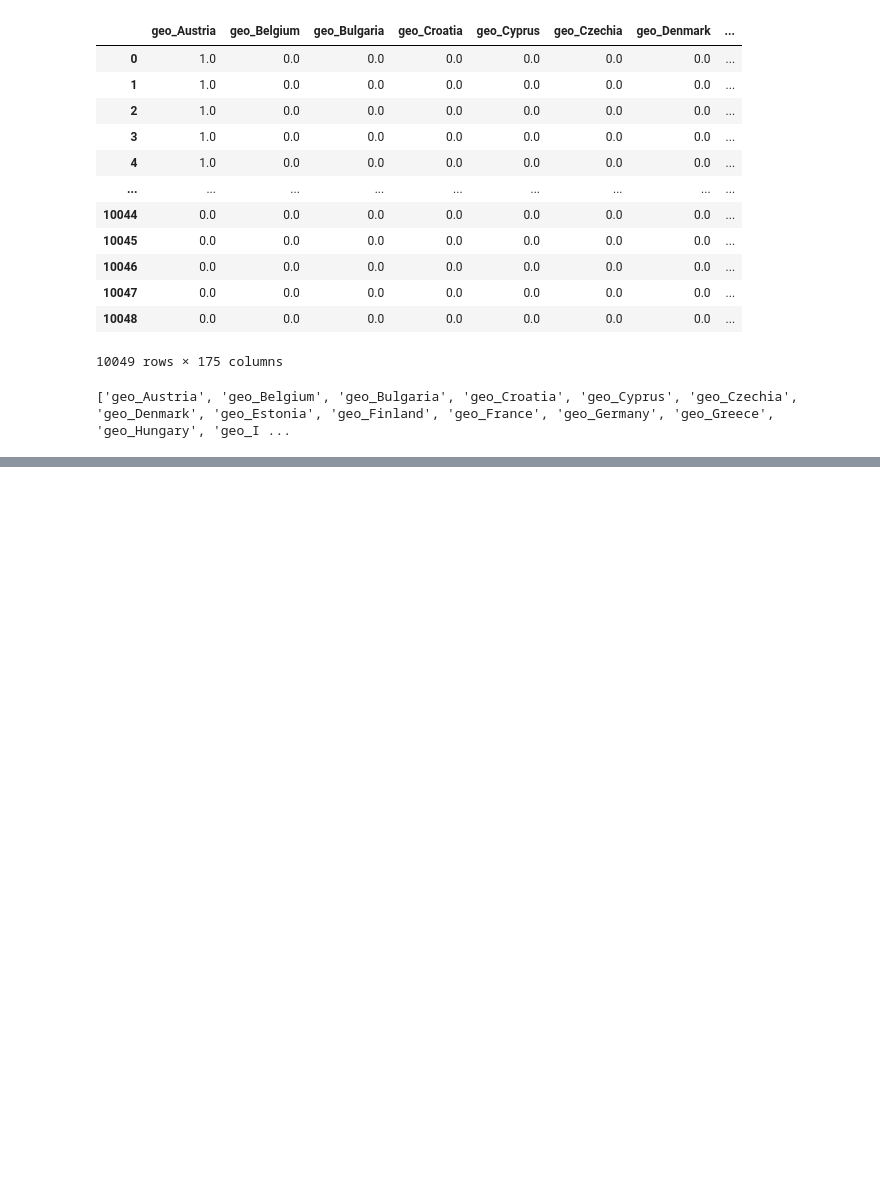
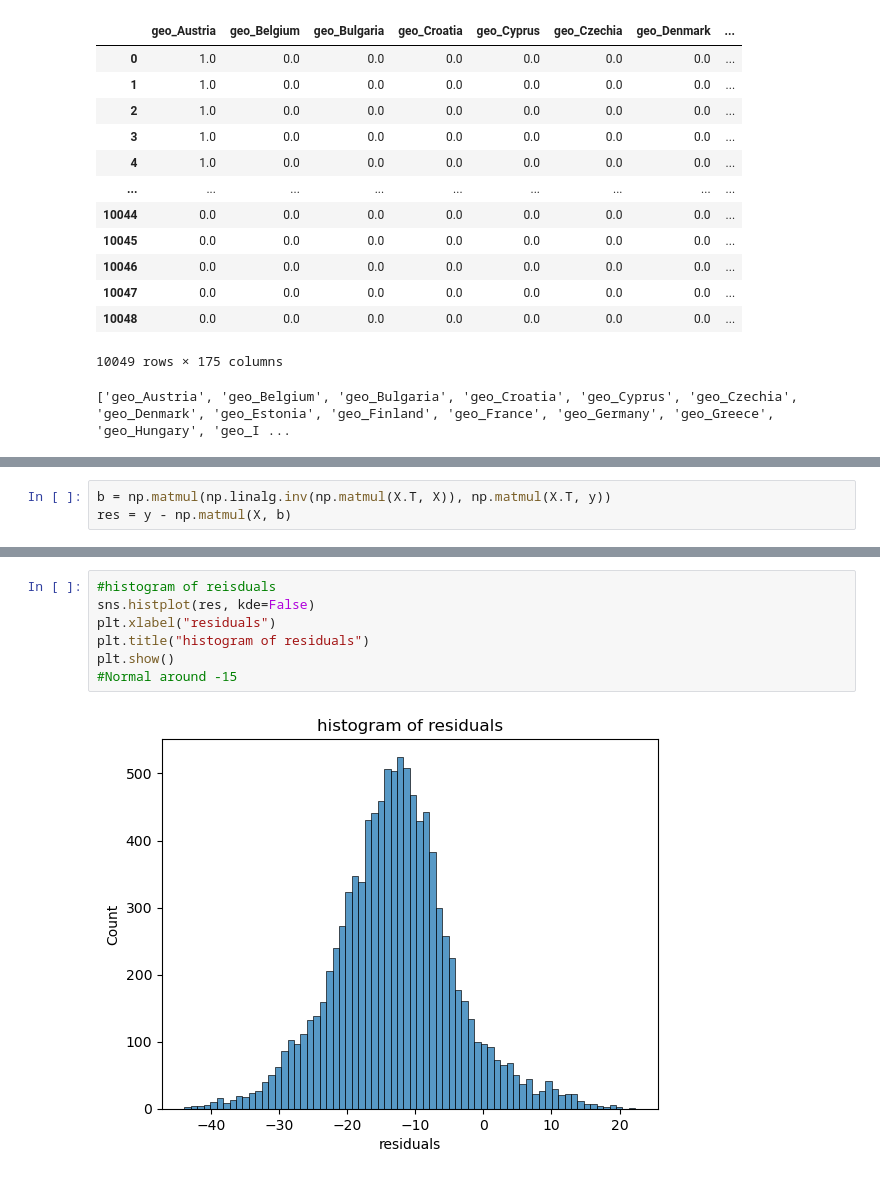
Before and after one commit to eliannemejia/OpenPort, a Jupyter notebook: datasets/raw-datasets/ML_model1.ipynb, the cells around one changed output, grey strips where cells are left out. Saved outputs shown, nothing was run; the diff lists cells and outputs as text; blank space fills up the shorter version.

```diff
--- a/datasets/raw-datasets/ML_model1.ipynb
+++ b/datasets/raw-datasets/ML_model1.ipynb
@@ -320,0 +297,3 @@ See the caveats in the documentation: https://pandas.pydata.org/pandas-docs/stab
+# %%
+b = np.matmul(np.linalg.inv(np.matmul(X.T, X)), np.matmul(X.T, y))
+res = y - np.matmul(X, b)
@@ -320,0 +316,9 @@ See the caveats in the documentation: https://pandas.pydata.org/pandas-docs/stab
+# %%
+#histogram of reisduals
+sns.histplot(res, kde=False)
+plt.xlabel("residuals")
+plt.title("histogram of residuals")
+plt.show()
+#Normal around -15
+# %% [output]
+[figure, added]
```
Also changed, not shown: parts of 10 cells of this notebook, 2 other files.
